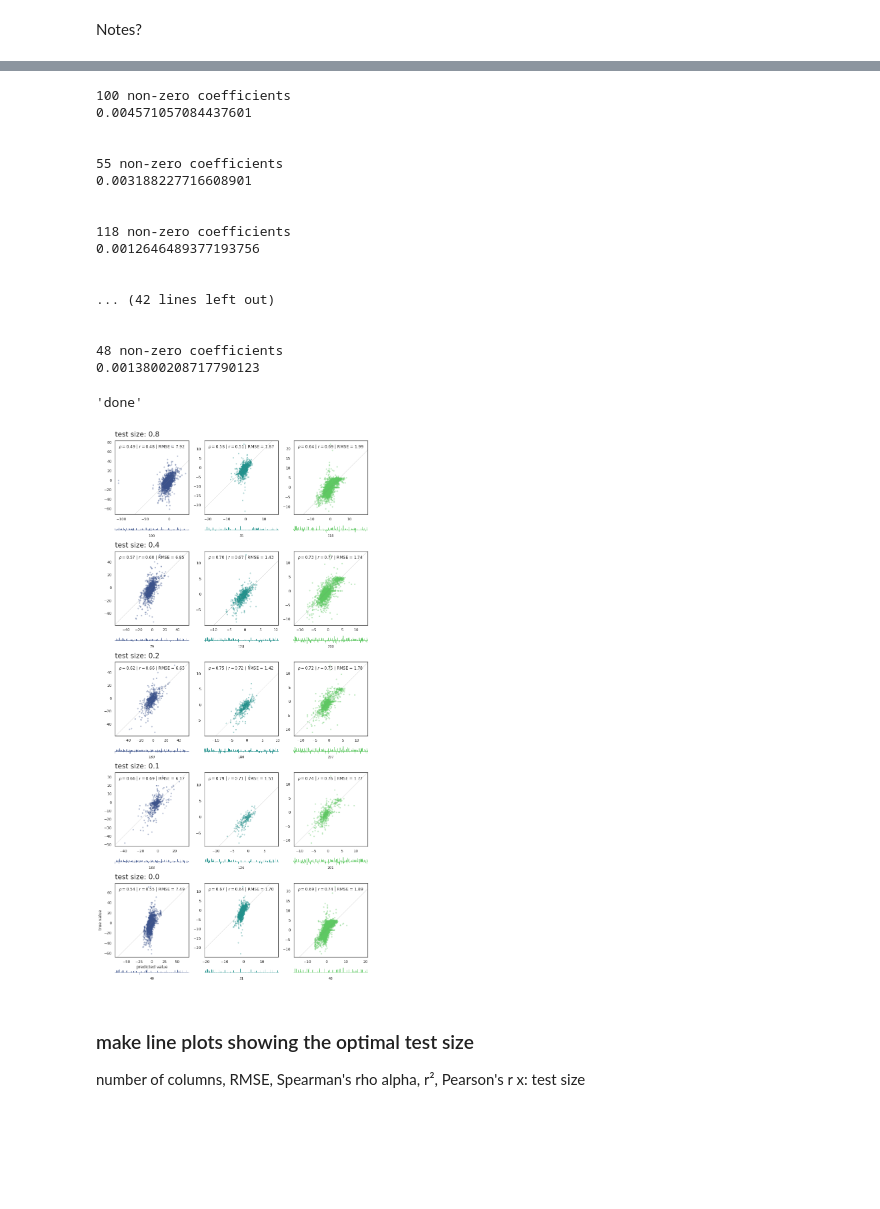
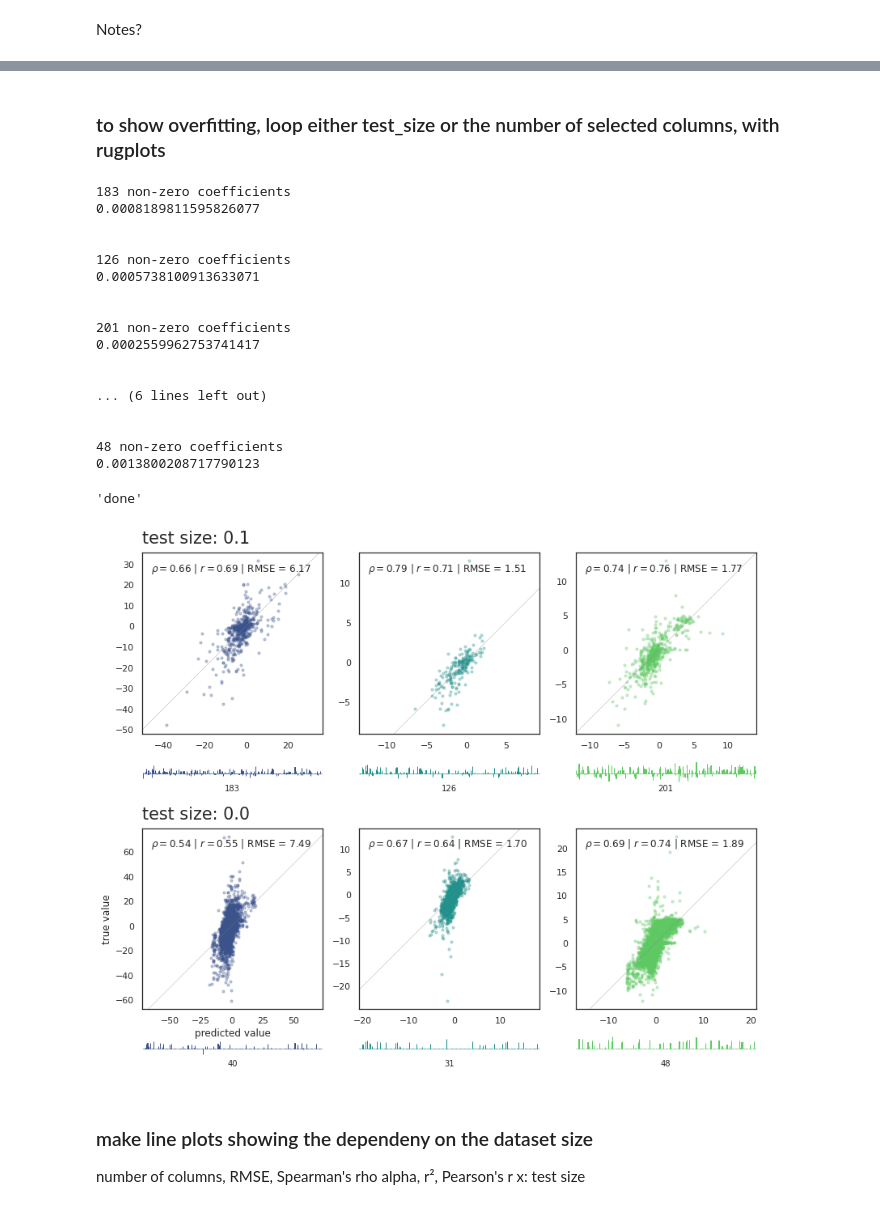
Before and after one commit to lkndl/mapra, a Jupyter notebook: mapra/8_lassolars.ipynb, the cells around one changed output, grey strips where cells are left out. Cells and saved outputs as stored; diff of their text form; code cells hidden in the pictures; blank space fills up the shorter version.

```diff
--- a/mapra/8_lassolars.ipynb
+++ b/mapra/8_lassolars.ipynb
@@ -41,8 +43,8 @@ loading from /home/quirin/PYTHON/mapra/pkl/h5_slice_0.pkl
 '\nThe first column indicates the metric,\nthe second the value,\nthe rest is the embedding diff\n'
+# %% [markdown]
+### to show overfitting, loop either test_size or the number of selected columns, with rugplots
 # %%
-# loop either over the test_size or the number of selected columns
-
-test_sizes = [.8, .4, .2, .1, 0]
+test_sizes = [ .1, 0]
 column_numbers = [64, 1024]
 
 if False:
@@ -106,19 +108,19 @@ for row, param in enumerate(params):
     store[row] = ars, all_cols
 'done'
 # %% [output]
-100 non-zero coefficients
-0.004571057084437601
+183 non-zero coefficients
+0.0008189811595826077
 
 
-55 non-zero coefficients
-0.003188227716608901
+126 non-zero coefficients
+0.0005738100913633071
 
 
-118 non-zero coefficients
-0.0012646489377193756
+201 non-zero coefficients
+0.0002559962753741417
 
 
-... (42 lines left out)
+... (6 lines left out)
 
 
 48 non-zero coefficients
@@ -143,35 +145,35 @@ for row, param in enumerate(params):
 
         ax.set(aspect=1, box_aspect=1)
         # ax.set(title=data.tex_lookup[delta] + [' [°C]', ' [kcal/mol]', ' [kcal/mol]'][i])
         ax.axline((0, 0), slope=1, lw=.5, color='.5', alpha=.6)
 
         # correlations
         sp, pval = scipy.stats.spearmanr(ar[:, 1:], axis=0)
         pcorr = np.corrcoef(ar[:, 1:], rowvar=False)[0, 1]
         rmse = mean_squared_error(ar[:, 2], ar[:, 1], squared=False)
         r2 = r2_score(ar[:, 2], ar[:, 1])
 
         # ax.text(.05, .7, data.tex_lookup[delta] + '\n'
         #         + r"$\rho = $" + f'{sp:.2f}, ' + r"$r = $" + f'{pcorr:.2f}\nRMSE = {rmse:.2f}\nr² = {r2:.2f}',
         #         transform=ax.transAxes)
         ax.text(.05, .9, r"$\rho = $" + f'{sp:.2f} | ' + r"$r = $" + f'{pcorr:.2f} | RMSE = {rmse:.2f}',
                 transform=ax.transAxes)
 
         # ax_cor.axvline(x=512, lw=.5, color='.5', alpha=.8)
         ax_cor.bar(list(range(1024)), [co if idx in cols else 0 for idx, co in enumerate(spearman_rhos[delta])],
                    edgecolor=cmap[i], alpha=1)
         ax_cor.set_title(f'{len(cols)}', fontsize='small', pad=-40)
         ax_cor.set_xlim(-1, 1024)
         ax_cor.set_axis_off()
         ax_cor.set_ylim(-1, .5)
 
         axes[2 * row, 0].set_title(desc % param, loc='left', fontsize='xx-large', pad=12)
 
 # fig.subplots_adjust(bottom=0.002)
 axes[-2, 0].set(ylabel='true value', xlabel='predicted value')
-save(fig, f'lassolars_{desc % param}.png')
+save(fig, f'doooooof_lassolars_{desc % param}.png')
 # %% [output]
-[figure, old version]
+[figure, new version]
 # %%
 for j in [3]:
     for ax in axes[j, :]:
@@ -190,7 +192,7 @@ axes[2, 0].set_title('all 1024 columns', loc='left', fontsize='xx-large', pad=12
 # save(fig, f'linear_regr_{desc % param}_noaxes.png')
 fig
 # %% [markdown]
-### make line plots showing the optimal test size
+### make line plots showing the dependeny on the dataset size
 number of columns, RMSE, Spearman's rho
 alpha, r², Pearson's r
 x: test size
```
Also changed, not shown: parts of 36 cells of this notebook, 3 other files.
